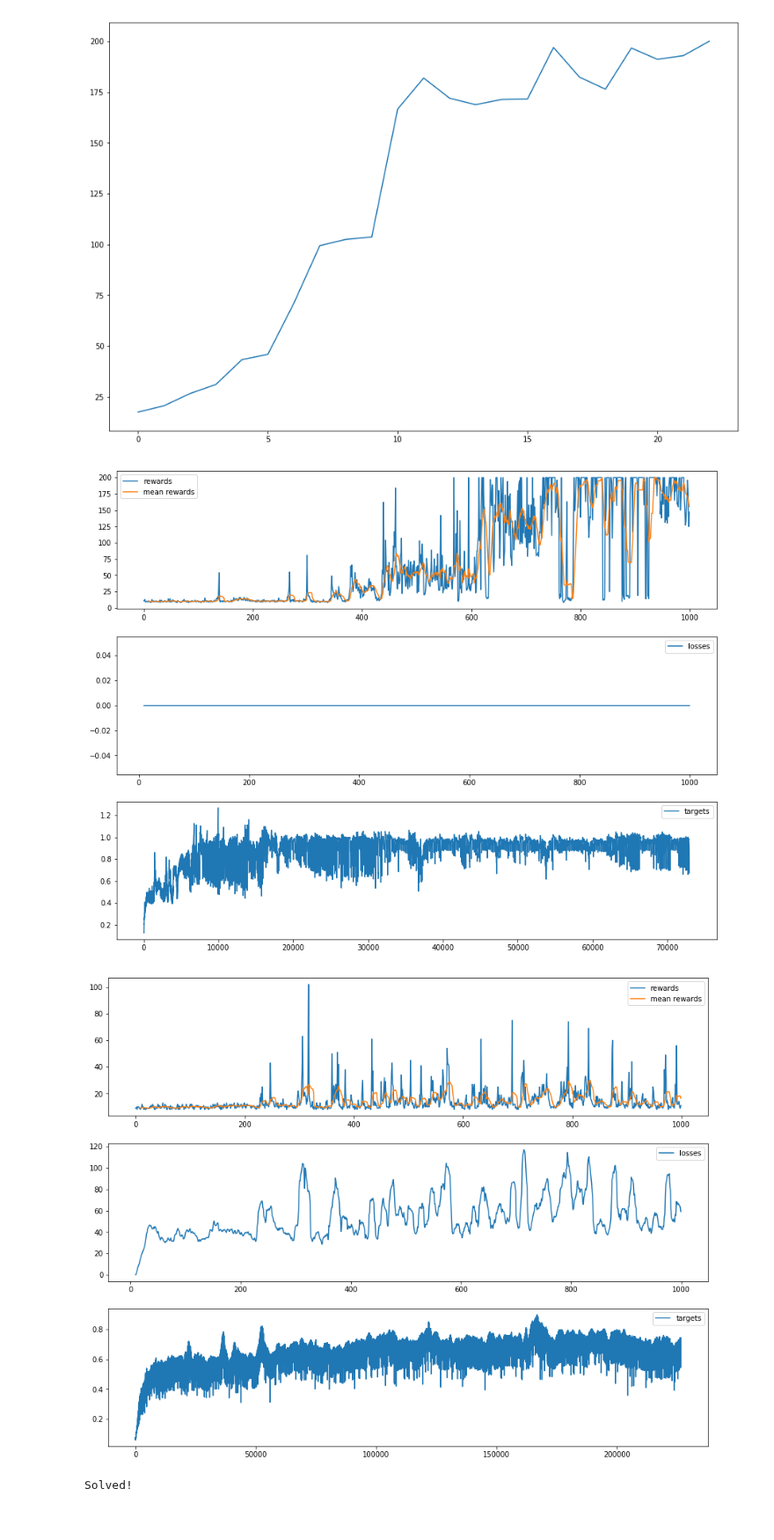
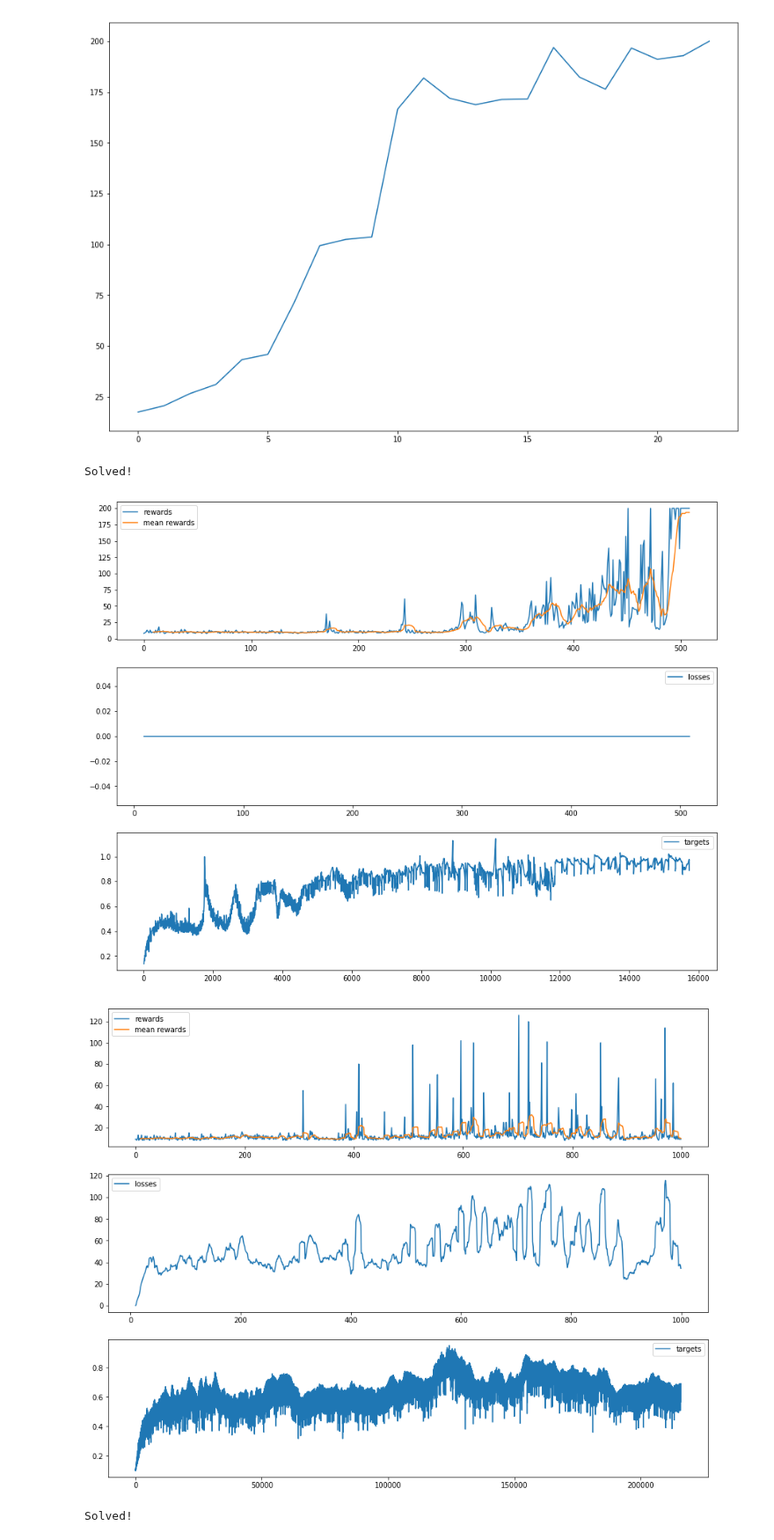
Before and after one commit to QuentinDuval/PythonExperiments, a Jupyter notebook: ml/rl/4_cartpole.ipynb, the cells around one changed output. Shown at 88% size. Drawn from its saved outputs; the diff is of its cells as text; code cells hidden in the pictures.

```diff
--- a/ml/rl/4_cartpole.ipynb
+++ b/ml/rl/4_cartpole.ipynb
@@ -293,6 +293,15 @@ def train_sarsa_learning(
             action_value = next_action_value
             targets.append(target)
 
+        # Criteria of success
+        if episode_reward >= 200.:
+            count_success += 1
+            if count_success >= 10:
+                print("Solved!")
+                break
+        else:
+            count_success = 0
+
         # Record history
         episode_rewards.append(episode_reward)
         episode_losses.append(episode_loss)
@@ -362,38 +371,48 @@ def train_q_learning(
             episode_reward += reward
             state = next_state
 
+        # Criteria of success
+        if episode_reward >= 200.:
+            count_success += 1
+            if count_success >= 10:
+                print("Solved!")
+                break
+        else:
+            count_success = 0
+
         # Record history
         episode_rewards.append(episode_reward)
         episode_losses.append(episode_loss)
 
     # Reporting
     if show_stats:
         fig, ax = plt.subplots(figsize=(15, 12), nrows=3)
         ax[0].plot(episode_rewards, label="rewards")
         ax[0].plot(pd.Series(episode_rewards).rolling(10).mean(), label="mean rewards")
         ax[1].plot(pd.Series(episode_losses).rolling(10).sum() / 100., label="losses")
         ax[2].plot(pd.Series(targets).rolling(10).sum() / 100., label="targets")
         for p in ax:
             p.legend()
         plt.show()
 
 
 """
 Training
 """
 
 with gym.make("CartPole-v0") as env:
     train_sarsa_learning(
         env, policy=PolicyNet(), episodes=1000, discount=0.9,
         learning_rate=1e-3, weight_decay=0.0,
         epsilon=0.1)
     train_q_learning(
         env, policy=PolicyNet(), episodes=1000, discount=0.9,
         learning_rate=1e-3, weight_decay=0.0,
         epsilon=0.1)
 # %% [output]
+Solved!
-[figure, old version]
+[figure, new version]
-[figure, old version]
+[figure, new version]
 # %%
 """
 REINFORCE: Monte Carlo Policy Gradient
```
Also changed, not shown: parts of 1 cell of this notebook.
